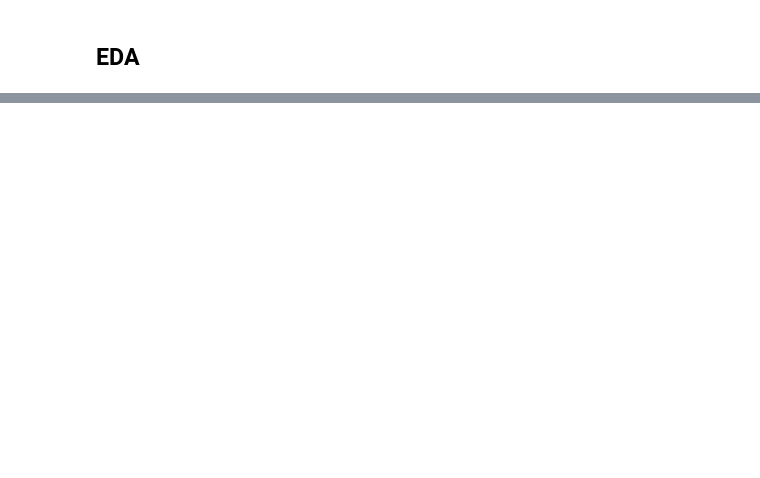
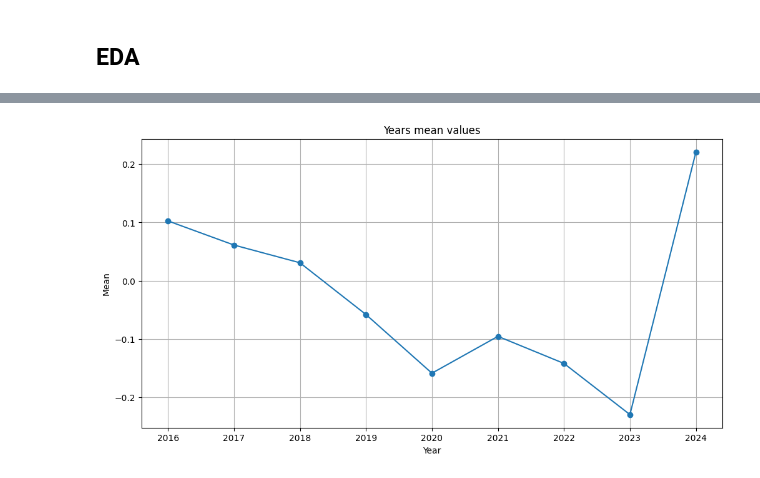
Before and after one commit to kvufee/ds_ml-learning, a Jupyter notebook: vk-internship-ds-task2/classificator.ipynb, the cells around one changed output, grey strips where cells are left out. Drawn from its saved outputs; the diff is of its cells as text; code cells hidden in the pictures; blank space fills up the shorter version.

```diff
--- a/vk-internship-ds-task2/classificator.ipynb
+++ b/vk-internship-ds-task2/classificator.ipynb
@@ -8,3 +14,6 @@ from sklearn.metrics import roc_auc_score
+# %%
+warnings.filterwarnings("ignore")
+mpl.rcParams['agg.path.chunksize'] = 10000
 # %% [markdown]
 ## Read data
 # %%
@@ -68,0 +182,14 @@ IndexError: index 36 is out of bounds for axis 0 with size 36
+# %%
+yearly_avg = features_df.groupby('year')['value'].mean()
+
+plt.figure(figsize=(12, 6))
+
+plt.plot(yearly_avg.index, yearly_avg.values, marker='o')
+plt.title('Years mean values')
+plt.xlabel('Year')
+plt.ylabel('Mean')
+plt.grid()
+plt.xticks(yearly_avg.index)
+plt.show()
+# %% [output]
+[figure, added]
```
Also changed, not shown: parts of 24 cells of this notebook.
